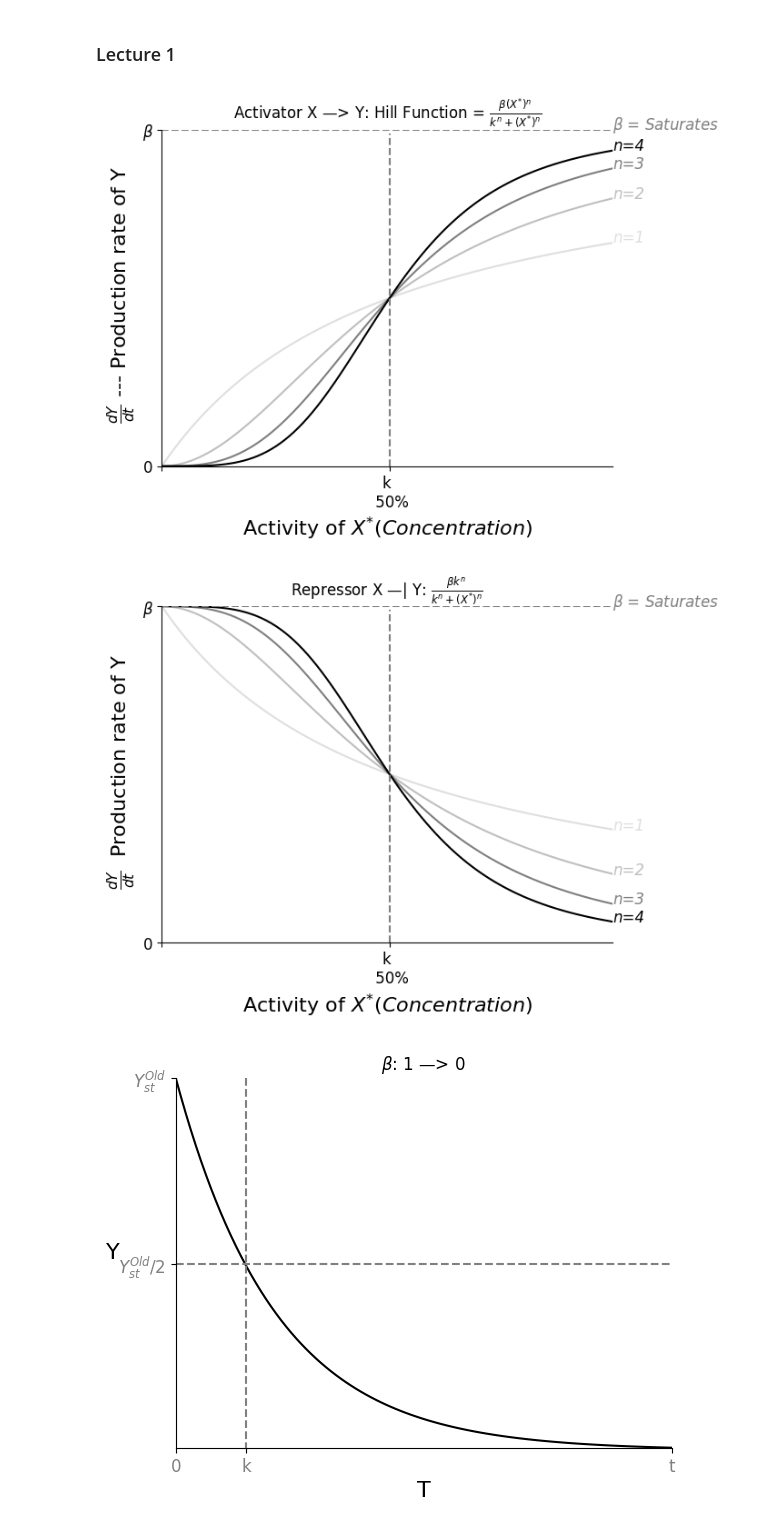
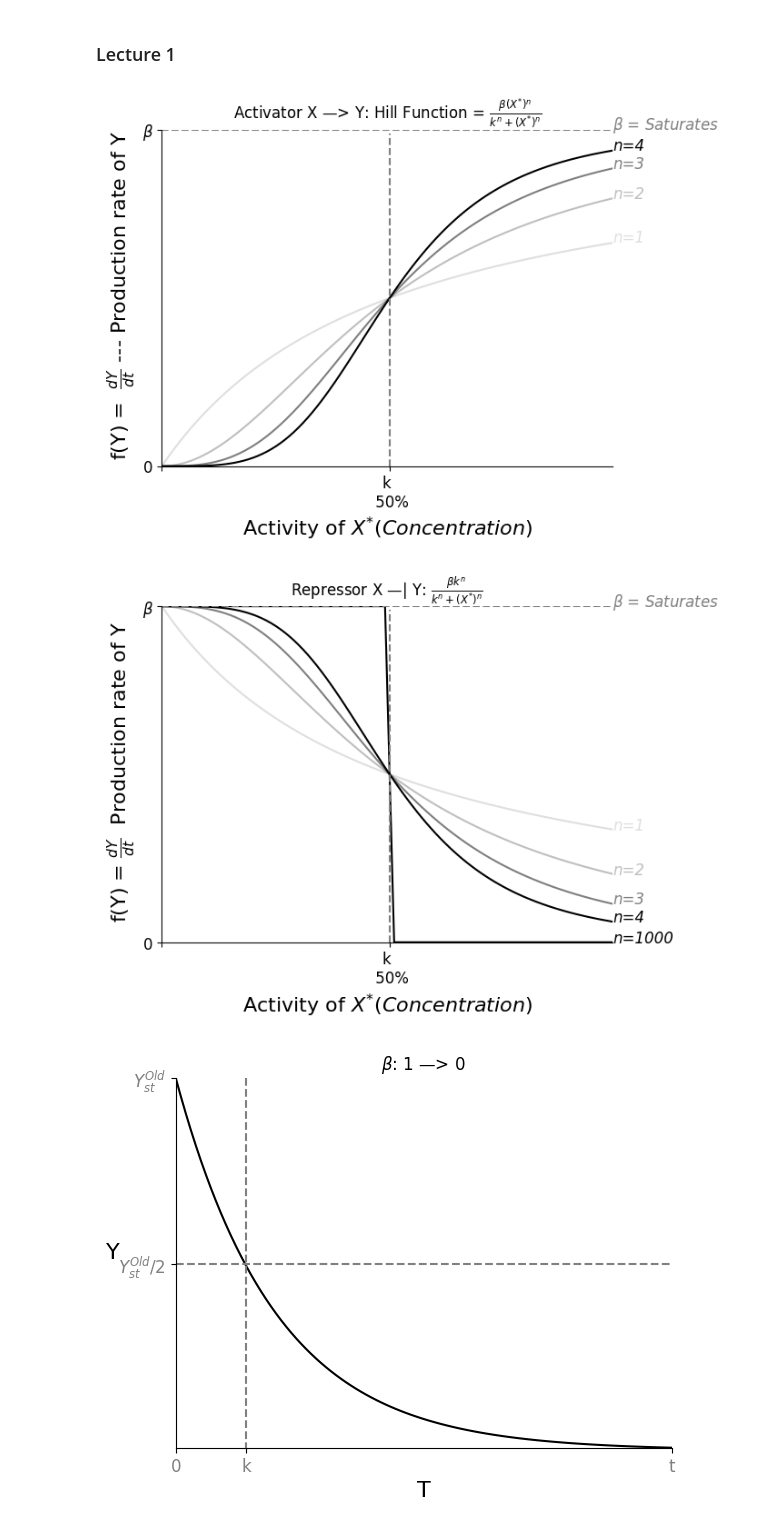
Before and after one commit to Jiarong-L/notes, a Jupyter notebook: docs/Course/System_Biology/DrawLines.ipynb, the cells around one changed output. Drawn from its saved outputs; the diff is of its cells as text; code cells hidden in the pictures.

```diff
--- a/docs/Course/System_Biology/DrawLines.ipynb
+++ b/docs/Course/System_Biology/DrawLines.ipynb
@@ -29,18 +40,18 @@ fig,ax = plt.subplots()
 
 for n in [1,2,3,4]:
     y = b * np.power(x,n) / (np.power(k,n) + np.power(x,n))
-    ax.plot(x,y,linestyle='-',color='black',alpha= np.power(0.5,4-n))  ## ,label='n={}'.format(n)
-    ax.text(x[-1]*1, y[-1], 'n={}'.format(n), style='italic', fontsize=12,color='black',alpha= np.power(0.5,4-n))
+    ax.plot(x,y,linestyle='-',color='black',alpha= np.power(0.5,4-min(4,n)))  ## ,label='n={}'.format(n)
+    ax.text(x[-1]*1, y[-1], 'n={}'.format(n), style='italic', fontsize=12,color='black',alpha= np.power(0.5,4-min(4,n)))
 
 
 # ax.legend(ncol=1,prop={"family": "Times New Roman", "size": 10})
-ax.set_ylabel(r' $\frac{dY}{dt}$ --- Production rate of Y', rotation=90, fontdict={'size': 16})
+ax.set_ylabel(r' f(Y) =  $\frac{dY}{dt}$ --- Production rate of Y', rotation=90, fontdict={'size': 16})
 ax.set_xlabel(r'Activity of $X^{*} (Concentration)$', rotation=0, fontdict={'size': 16})
 ax.set_title(r"Activator X —> Y: Hill Function = $\frac{\beta(X^{*})^{n}}{k^n + (X^{*})^{n}}$")
 
-ax.plot(x,b_line(b,x),color='grey',linestyle='--')
+ax.plot(x,uni_arr(b),color='grey',linestyle='--')
 ax.text(x[-1]*1, b, r'$\beta$ = Saturates', style='italic', fontsize=12,color='grey')
-ax.plot(k_line(x),x,color='grey',linestyle='--')
+ax.plot(uni_arr(0.5),x,color='grey',linestyle='--')
 ax.set_xticks(ticks = [0,0.5,1], labels = ['','k \n 50%','100%'], fontsize=12)
 ax.set_yticks(ticks = [0,1], labels = [0,r'$\beta$'], fontsize=12)
 ax.spines['right'].set_visible(False)
@@ -49,32 +60,32 @@ ax.tick_params(bottom=True,top=False,left=True,right=False)
 ax.margins(0, 0)
 # fig.savefig('1-1.png', bbox_inches='tight')
 # %% [output]
-[figure, old version]
+[figure, new version]
 # %%
 fig,ax = plt.subplots()
 
-for n in [1,2,3,4]:
+for n in [1,2,3,4,1000]:
     y = b * np.power(k,n) / (np.power(k,n) + np.power(x,n))
-    ax.plot(x,y,linestyle='-',color='black',alpha= np.power(0.5,4-n))
-    ax.text(x[-1]*1, y[-1], 'n={}'.format(n), style='italic', fontsize=12,color='black',alpha= np.power(0.5,4-n))
+    ax.plot(x,y,linestyle='-',color='black',alpha= np.power(0.5,4-min(4,n)))
+    ax.text(x[-1]*1, y[-1], 'n={}'.format(n), style='italic', fontsize=12,color='black',alpha= np.power(0.5,4-min(4,n)))
 
 
-ax.set_ylabel(r' $\frac{dY}{dt}$  Production rate of Y', rotation=90, fontdict={'size': 16})
+ax.set_ylabel(r' f(Y) = $\frac{dY}{dt}$  Production rate of Y', rotation=90, fontdict={'size': 16})
 ax.set_xlabel(r'Activity of $X^{*} (Concentration)$', rotation=0, fontdict={'size': 16})
 ax.set_title(r"Repressor X —| Y: $\frac{\beta k^n}{k^n + (X^{*})^{n}}$")
 
-ax.plot(x,b_line(b,x),color='grey',linestyle='--')
+ax.plot(x,uni_arr(b),color='grey',linestyle='--')
 ax.text(x[-1]*1, b, r'$\beta$ = Saturates', style='italic', fontsize=12,color='grey')
-ax.plot(k_line(x),x,color='grey',linestyle='--')
+ax.plot(uni_arr(0.5),x,color='grey',linestyle='--')
 ax.set_xticks(ticks = [0,0.5,1], labels = ['','k \n 50%','100%'], fontsize=12)
 ax.set_yticks(ticks = [0,1], labels = [0,r'$\beta$'], fontsize=12)
 ax.spines['right'].set_visible(False)
 ax.spines['top'].set_visible(False)
 ax.tick_params(bottom=True,top=False,left=True,right=False)
 ax.margins(0, 0)
 # fig.savefig('1-2.png', bbox_inches='tight')
 # %% [output]
-[figure, old version]
+[figure, new version]
 # %%
 fig,ax = plt.subplots()
 ax.set_title(r"$\beta$: 1 —> 0")
```
Also changed, not shown: parts of 7 cells of this notebook, 7 other files.
